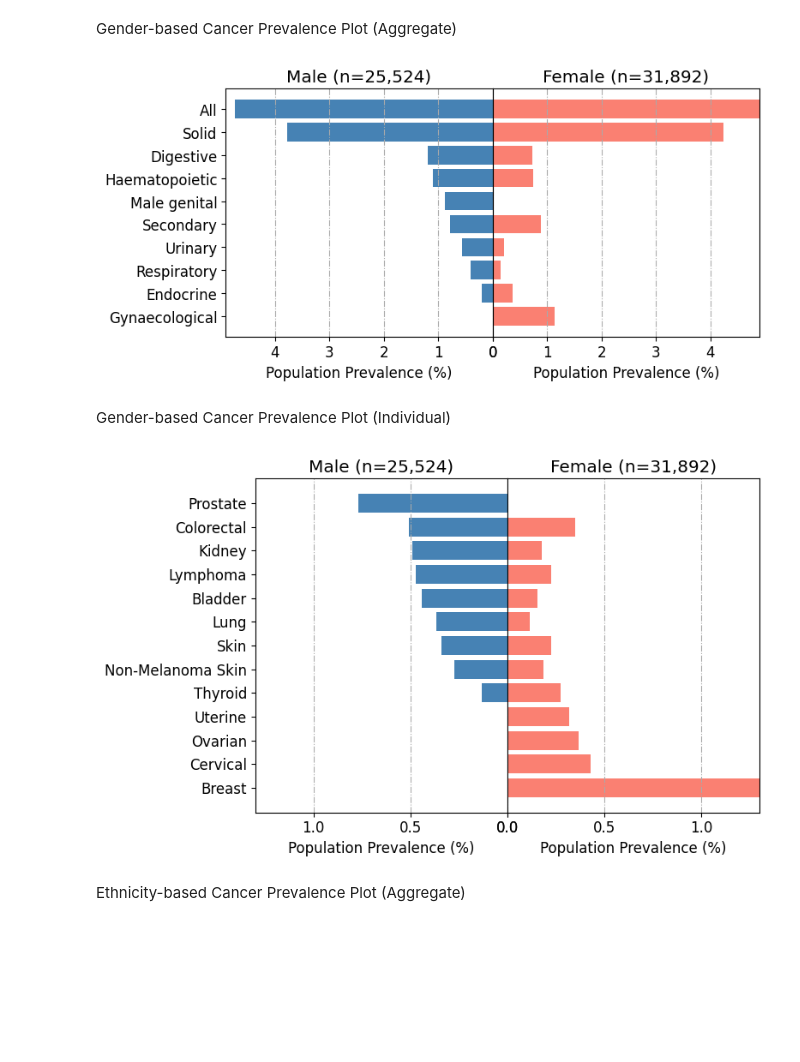
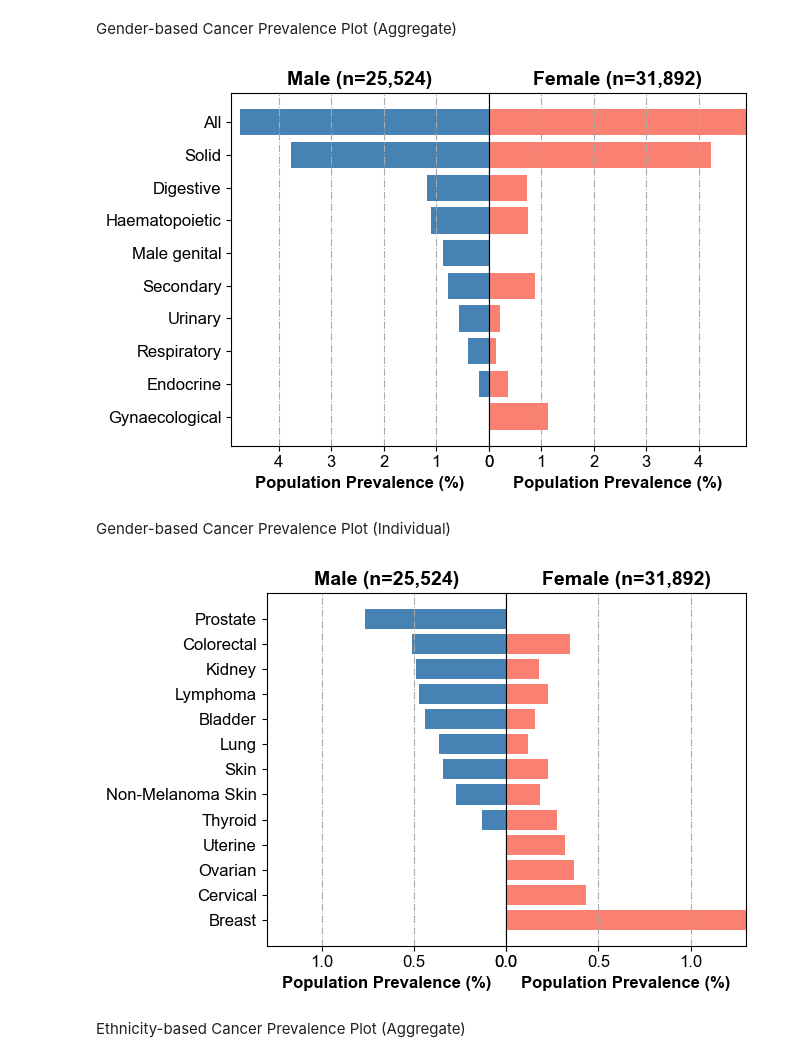
Before and after one commit to zaferdayem/sas-cancer-landscape, a Jupyter notebook: gnh_postprocessing_final.ipynb, the cells around one changed output. Saved outputs shown, nothing was run; the diff lists cells and outputs as text; code cells hidden in the pictures; blank space fills up the shorter version.

```diff
--- a/gnh_postprocessing_final.ipynb
+++ b/gnh_postprocessing_final.ipynb
@@ -112,10 +180,10 @@ cancer_dict = ['All','Solid','Digestive','Colorectal','Haematopoietic','Lymphoma
             'Male Genital','Prostate', 'Urinary','Kidney', 'Bladder','Skin', 'Non-Melanoma Skin', 'Endocrine','Thyroid','Respiratory','Lung',"Secondary"]
 
 # Color assgnnment for each aggregated and individual cancer groups
-colors = ["#000000","#267CE6", '#2ca02c','#2ca02c','#d62728','#d62728',
+colors = ["#000000","#267CE6", '#009E73','#009E73','#D55E00','#D55E00',
           '#e377c2','#e377c2','#e377c2','#e377c2','#e377c2',
          '#9467bd','#9467bd', '#7f7f7f','#7f7f7f', '#7f7f7f',
-         "#d9d619", "#d9d619", "#c617cf","#c617cf", '#17becf','#17becf','#ff0000']
+         "#d5d232", "#d5d232", "#E69F00","#E69F00", '#17becf','#17becf','#CC79A7']
 
 traits = [v.replace('_', ' ') for v in cancer_dict]
 color_map = dict(zip(traits,colors))
@@ -124,10 +192,13 @@ color_map = dict(zip(traits,colors))
 df = pd.read_csv(result_path + "baseline" + "/cancer_prevalence.csv", header=0)
 
 # Set global plot font size
-plt.rcParams['font.size'] = 12
+#plt.rcParams['font.size'] = 12
+
+# Set style and get figure size
+figsize = set_figure_style('half_page')
 
 # Overlaying barplot: Number of samples (Exome_count) on top of number of patients (Size)
-plt.figure(figsize=(10, 7))
+plt.figure(figsize=figsize)
 cancers = df["Cancer"].fillna("Break")
 patients = df["Size"]
 samples = df["Exome_count"]
@@ -149,6 +220,7 @@ plt.grid(visible=True, axis='x',color='#aaa',linestyle='-.', alpha=0.2)
 plt.xlabel(None)
 plt.ylabel(None)
 plt.xticks(rotation=0)
+plt.yticks(fontweight='bold')
 plt.legend()
 plt.title(None)
 plt.tight_layout()
@@ -202,37 +273,40 @@ agg_gender.dropna(axis=1, how='all', inplace=True)
 agg_gender.fillna(0, inplace=True)
 agg_gender.reset_index(inplace=True)
 agg_gender.sort_values(by=('Prop','Male'), inplace=True)
 
+# Set style and get figure size
+figsize = set_figure_style('half_page')
 # Create side-by-side horizontal bar plots for male and female prevalence
-fig, axes = plt.subplots(nrows=1, ncols=2, figsize=(8, 4), sharey=True)
+fig, axes = plt.subplots(nrows=1, ncols=2, figsize=figsize, sharey=True)
 
 male = incidence[(incidence["Category"]=="Gender") & (incidence["Value"]=="Male")].iloc[0,2]
 female = incidence[(incidence["Category"]=="Gender") & (incidence["Value"]=="Female")].iloc[0,2]
 # Left plot: Male prevalence (x-axis reversed for mirrored effect)
 axes[0].barh(agg_gender[('Cancer','')], agg_gender[('Prop','Male')], color='steelblue')
 axes[0].set_title(f'Male (n={male:,d})')
 axes[0].set_xlim(round(agg_gender["Prop"].values.max(),1),0)
 axes[0].set_xlabel('Population Prevalence (%)')
 axes[0].xaxis.set_inverted(True)
 axes[0].grid(visible=True, axis='x',color='#aaa',linestyle='-.')
 # Right plot: Female prevalence
 axes[1].barh(agg_gender[('Cancer','')], agg_gender[('Prop','Female')], color='salmon')
 axes[1].set_title(f'Female (n={female:,d})')
 axes[1].set_xlim(0,round(agg_gender["Prop"].values.max(),1))
 axes[1].set_xlabel('Population Prevalence (%)')
 axes[1].grid(visible=True, axis='x',color='#aaa',linestyle='-.')
 
-axes[0].tick_params(axis='y', which='both', labelleft=True, labelright=False)
+axes[0].tick_params(axis='y', which='both', labelleft=True, labelright=False, labelsize=12)
+axes[0].tick_params(axis='x', which='both', labelsize=12)
 axes[1].tick_params(axis='y', which='both', labelleft=False, labelright=False)
+axes[1].tick_params(axis='x', which='both', labelsize=12)
 axes[1].yaxis.set_visible(False)
-
 
 plt.tight_layout()
 plt.subplots_adjust(wspace=0)
 
 plt.savefig(plot_path+"publication/baseline"+"/cancerbygender_pop_agg.png", bbox_inches='tight', dpi=300, transparent=True)
 # %% [output]
-[figure, old version]
+[figure, new version]
 # %% [markdown]
 Gender-based Cancer Prevalence Plot (Individual)
 # %%
@@ -249,8 +323,10 @@ agg_gender.fillna(0, inplace=True)
 agg_gender.reset_index(inplace=True)
 agg_gender.sort_values(by=('Prop','Male'), inplace=True)
 
+# Set style and get figure size
+figsize = set_figure_style('half_page')
 # Create side-by-side horizontal bar plots for male and female prevalence
-fig, axes = plt.subplots(nrows=1, ncols=2, figsize=(8, 5), sharey=True)
+fig, axes = plt.subplots(nrows=1, ncols=2, figsize=figsize, sharey=True)
 
 male = incidence[(incidence["Category"]=="Gender") & (incidence["Value"]=="Male")].iloc[0,2]
 female = incidence[(incidence["Category"]=="Gender") & (incidence["Value"]=="Female")].iloc[0,2]
@@ -268,8 +344,10 @@ axes[1].set_xlim(0,round(agg_gender["Prop"].values.max(),1))
 axes[1].set_xlabel('Population Prevalence (%)')
 axes[1].grid(visible=True, axis='x',color='#aaa',linestyle='-.')
 
-axes[0].tick_params(axis='y', which='both', labelleft=True, labelright=False)
+axes[0].tick_params(axis='y', which='both', labelleft=True, labelright=False, labelsize=12)
+axes[0].tick_params(axis='x', which='both', labelsize=12)
 axes[1].tick_params(axis='y', which='both', labelleft=False, labelright=False)
+axes[1].tick_params(axis='x', which='both', labelsize=12)
 axes[1].yaxis.set_visible(False)
 
 
@@ -278,7 +356,7 @@ plt.subplots_adjust(wspace=0)
 
 plt.savefig(plot_path+"publication/baseline"+"/cancerbygender_pop_ind.png", bbox_inches='tight', dpi=300, transparent=True)
 # %% [output]
-[figure, old version]
+[figure, new version]
 # %% [markdown]
 Ethnicity-based Cancer Prevalence Plot (Aggregate)
 # %%
```
Also changed, not shown: parts of 45 cells of this notebook.
